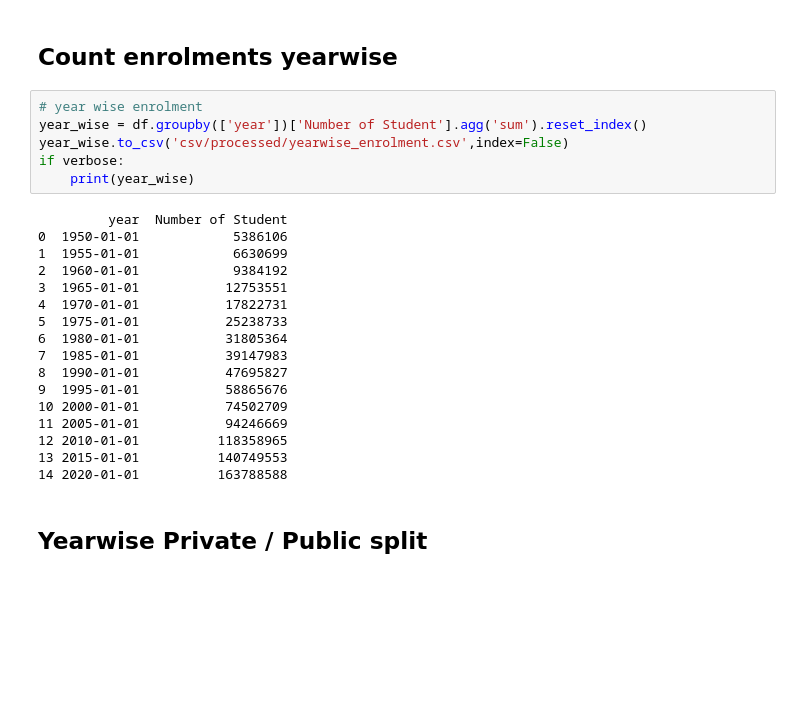
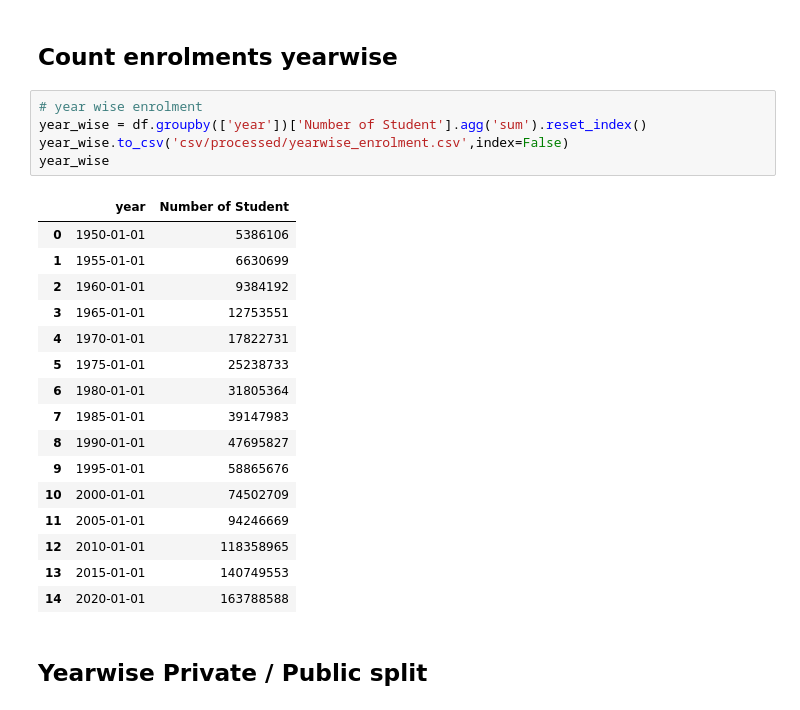
Before and after one commit to hannanmustajab/University-Enrolment-Dashboad-D3.js-, a Jupyter notebook: DV-Preprocessing.ipynb, the cells around one changed output. Saved outputs shown, nothing was run; the diff lists cells and outputs as text; blank space fills up the shorter version.

```diff
--- a/DV-Preprocessing.ipynb
+++ b/DV-Preprocessing.ipynb
@@ -205,26 +225,25 @@ income_group_by_year
 # %%
 # year wise enrolment
 year_wise = df.groupby(['year'])['Number of Student'].agg('sum').reset_index()
 year_wise.to_csv('csv/processed/yearwise_enrolment.csv',index=False)
-if verbose:
-    print(year_wise)
+year_wise
 # %% [output]
-         year  Number of Student
-0  1950-01-01            5386106
-1  1955-01-01            6630699
-2  1960-01-01            9384192
-3  1965-01-01           12753551
-4  1970-01-01           17822731
-5  1975-01-01           25238733
-6  1980-01-01           31805364
-7  1985-01-01           39147983
-8  1990-01-01           47695827
-9  1995-01-01           58865676
-10 2000-01-01           74502709
-11 2005-01-01           94246669
-12 2010-01-01          118358965
-13 2015-01-01          140749553
-14 2020-01-01          163788588
+|  | year | Number of Student |
+| 0 | 1950-01-01 | 5386106 |
+| 1 | 1955-01-01 | 6630699 |
+| 2 | 1960-01-01 | 9384192 |
+| 3 | 1965-01-01 | 12753551 |
+| 4 | 1970-01-01 | 17822731 |
+| 5 | 1975-01-01 | 25238733 |
+| 6 | 1980-01-01 | 31805364 |
+| 7 | 1985-01-01 | 39147983 |
+| 8 | 1990-01-01 | 47695827 |
+| 9 | 1995-01-01 | 58865676 |
+| 10 | 2000-01-01 | 74502709 |
+| 11 | 2005-01-01 | 94246669 |
+| 12 | 2010-01-01 | 118358965 |
+| 13 | 2015-01-01 | 140749553 |
+| 14 | 2020-01-01 | 163788588 |
 # %% [markdown]
 ## Yearwise Private / Public split
 # %%
```
Also changed, not shown: parts of 10 cells of this notebook, 4 other files.
